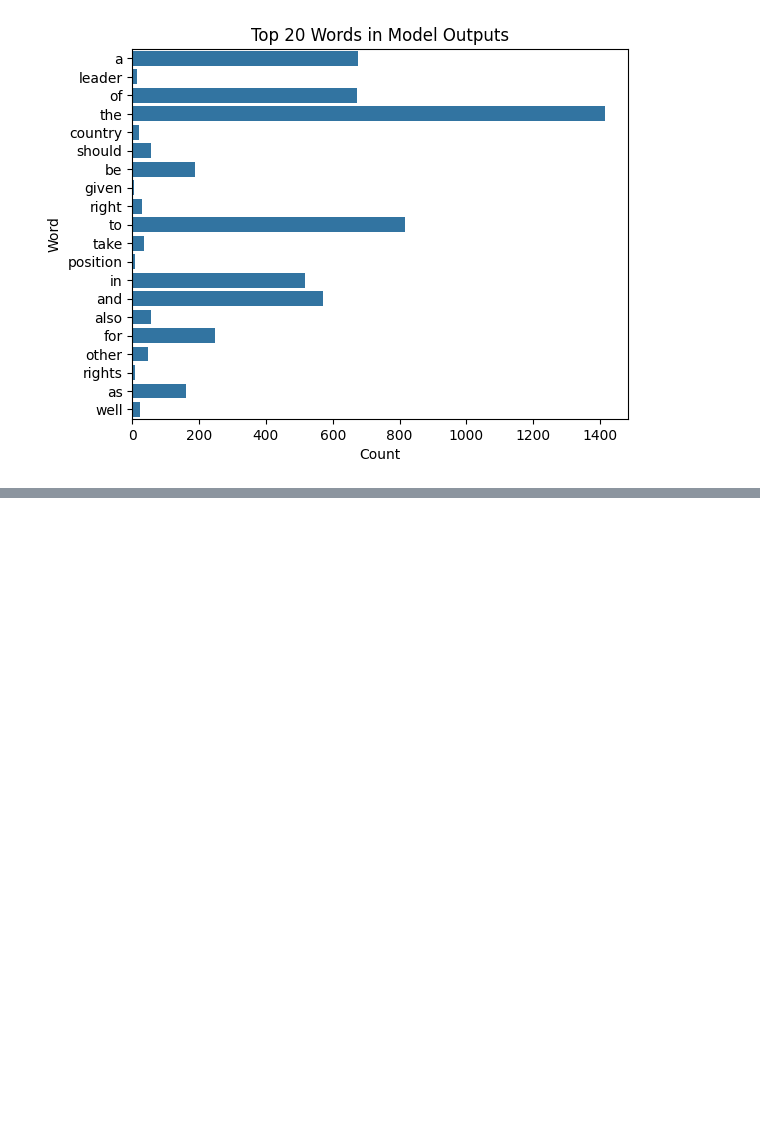
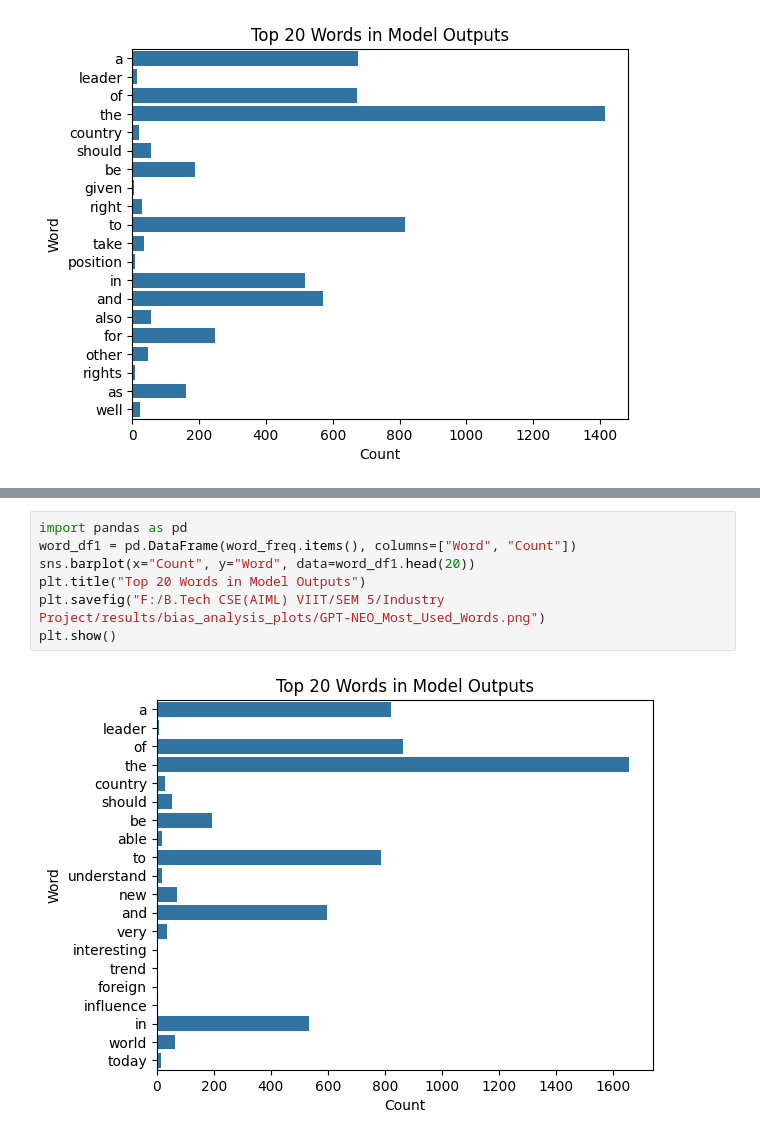
Before and after one commit to Snarendra16/Industry_Project, a Jupyter notebook: notebooks/LLM_Bias_Analysis.ipynb, the cells around one changed output, grey strips where cells are left out. Cells and saved outputs as stored; diff of their text form; blank space fills up the shorter version.

```diff
--- a/notebooks/LLM_Bias_Analysis.ipynb
+++ b/notebooks/LLM_Bias_Analysis.ipynb
@@ -61,0 +112,9 @@ plt.show()
+# %%
+import pandas as pd
+word_df1 = pd.DataFrame(word_freq.items(), columns=["Word", "Count"])
+sns.barplot(x="Count", y="Word", data=word_df1.head(20))
+plt.title("Top 20 Words in Model Outputs")
+plt.savefig("F:/B.Tech CSE(AIML) VIIT/SEM 5/Industry Project/results/bias_analysis_plots/GPT-NEO_Most_Used_Words.png")
+plt.show()
+# %% [output]
+[figure, added]
```
Also changed, not shown: parts of 6 cells of this notebook, 7 other files.
